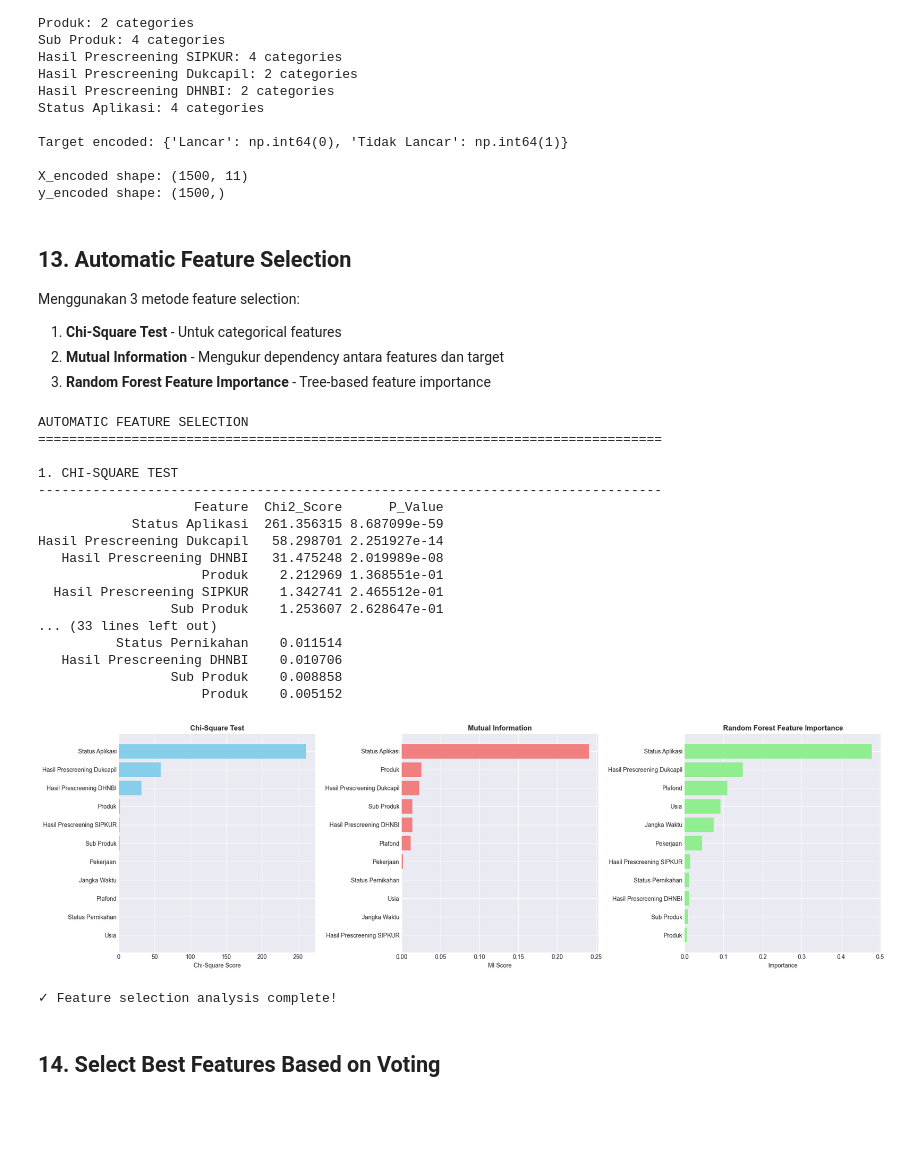
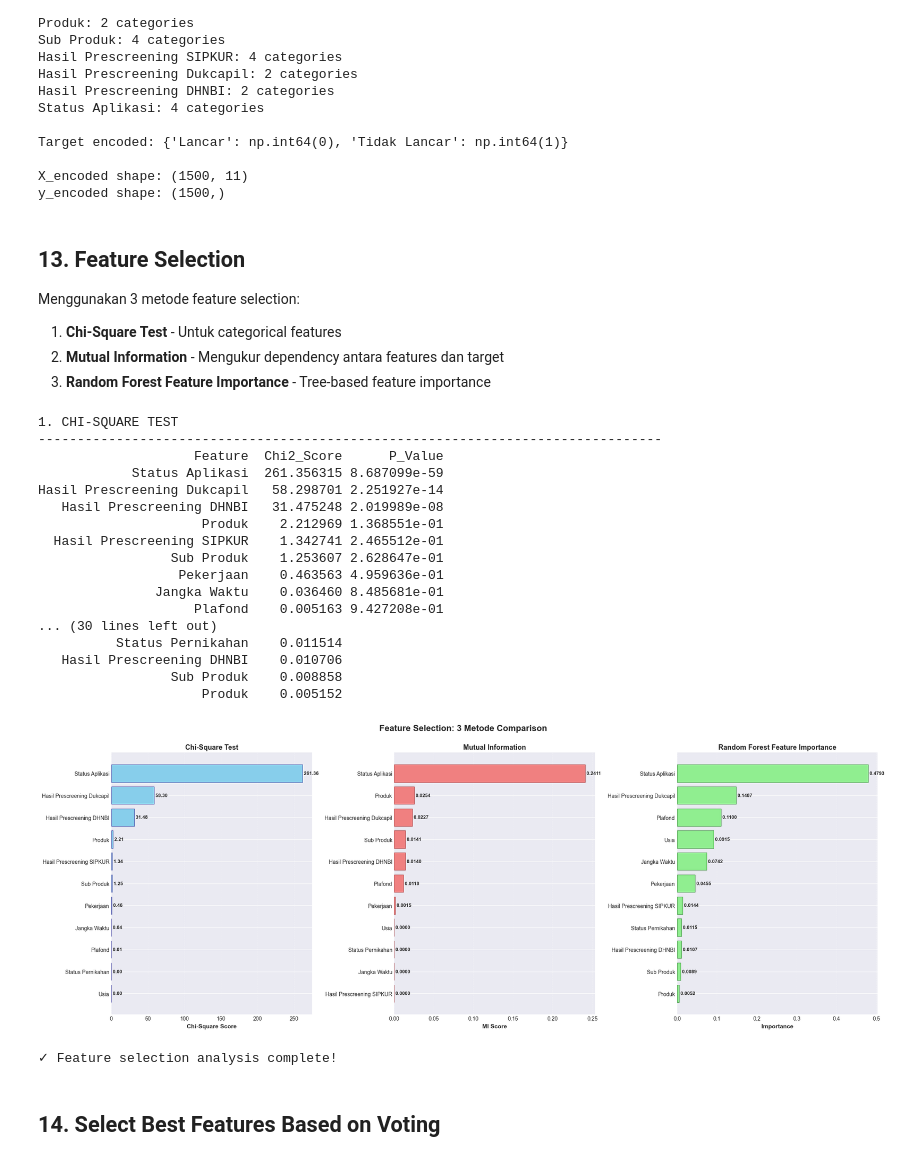
Before and after one commit to ArtEnginer/ENSAMBLE-LEARNING-KREDIT, a Jupyter notebook: ANALISIS_NPL_LENGKAP.ipynb, the cells around one changed output. Drawn from its saved outputs; the diff is of its cells as text; code cells hidden in the pictures; blank space fills up the shorter version.

```diff
--- a/ANALISIS_NPL_LENGKAP.ipynb
+++ b/ANALISIS_NPL_LENGKAP.ipynb
@@ -555,17 +437,13 @@ Target encoded: {'Lancar': np.int64(0), 'Tidak Lancar': np.int64(1)}
 X_encoded shape: (1500, 11)
 y_encoded shape: (1500,)
 # %% [markdown]
-## 13. Automatic Feature Selection
+## 13. Feature Selection
 
 Menggunakan 3 metode feature selection:
 1. **Chi-Square Test** - Untuk categorical features
 2. **Mutual Information** - Mengukur dependency antara features dan target
 3. **Random Forest Feature Importance** - Tree-based feature importance
 # %%
-print("AUTOMATIC FEATURE SELECTION")
-print("="*80)
-
-# Normalize features untuk feature selection (karena ada skala berbeda)
 scaler_fs = MinMaxScaler()
 X_normalized = scaler_fs.fit_transform(X_encoded)
 
@@ -610,50 +488,69 @@ rf_importance_df = pd.DataFrame({
 
 print(rf_importance_df.to_string(index=False))
 
-# Visualisasi
-fig, axes = plt.subplots(1, 3, figsize=(20, 6))
+# Visualisasi dengan label nilai
+fig, axes = plt.subplots(1, 3, figsize=(22, 8))
+fig.suptitle('Feature Selection: 3 Metode Comparison', fontsize=16, fontweight='bold', y=1.00)
 
 # Chi-Square
-axes[0].barh(chi2_df['Feature'], chi2_df['Chi2_Score'], color='skyblue')
-axes[0].set_xlabel('Chi-Square Score')
-axes[0].set_title('Chi-Square Test', fontweight='bold')
+bars1 = axes[0].barh(chi2_df['Feature'], chi2_df['Chi2_Score'], color='skyblue', edgecolor='navy', linewidth=0.5)
+axes[0].set_xlabel('Chi-Square Score', fontsize=11, fontweight='bold')
+axes[0].set_title('Chi-Square Test', fontweight='bold', fontsize=13)
 axes[0].invert_yaxis()
+axes[0].grid(axis='x', alpha=0.3, linestyle='--')
+
+# Add value labels
+for i, (idx, row) in enumerate(chi2_df.iterrows()):
+    axes[0].text(row['Chi2_Score'], i, f' {row["Chi2_Score"]:.2f}',
+                va='center', ha='left', fontsize=9, fontweight='bold')
 
 # Mutual Information
-axes[1].barh(mi_df['Feature'], mi_df['MI_Score'], color='lightcoral')
-axes[1].set_xlabel('MI Score')
-axes[1].set_title('Mutual Information', fontweight='bold')
+bars2 = axes[1].barh(mi_df['Feature'], mi_df['MI_Score'], color='lightcoral', edgecolor='darkred', linewidth=0.5)
+axes[1].set_xlabel('MI Score', fontsize=11, fontweight='bold')
+axes[1].set_title('Mutual Information', fontweight='bold', fontsize=13)
 axes[1].invert_yaxis()
+axes[1].grid(axis='x', alpha=0.3, linestyle='--')
+
+# Add value labels
+for i, (idx, row) in enumerate(mi_df.iterrows()):
+    axes[1].text(row['MI_Score'], i, f' {row["MI_Score"]:.4f}',
+                va='center', ha='left', fontsize=9, fontweight='bold')
 
 # Random Forest Importance
-axes[2].barh(rf_importance_df['Feature'], rf_importance_df['Importance'], color='lightgreen')
-axes[2].set_xlabel('Importance')
-axes[2].set_title('Random Forest Feature Importance', fontweight='bold')
+bars3 = axes[2].barh(rf_importance_df['Feature'], rf_importance_df['Importance'], color='lightgreen', edgecolor='darkgreen', linewidth=0.5)
+axes[2].set_xlabel('Importance', fontsize=11, fontweight='bold')
+axes[2].set_title('Random Forest Feature Importance', fontweight='bold', fontsize=13)
 axes[2].invert_yaxis()
+axes[2].grid(axis='x', alpha=0.3, linestyle='--')
+
+# Add value labels
+for i, (idx, row) in enumerate(rf_importance_df.iterrows()):
+    axes[2].text(row['Importance'], i, f' {row["Importance"]:.4f}',
+                va='center', ha='left', fontsize=9, fontweight='bold')
 
 plt.tight_layout()
 plt.show()
 
 print("\n✓ Feature selection analysis complete!")
 # %% [output]
-AUTOMATIC FEATURE SELECTION
-================================================================================
-
 1. CHI-SQUARE TEST
 --------------------------------------------------------------------------------
                     Feature  Chi2_Score      P_Value
             Status Aplikasi  261.356315 8.687099e-59
 Hasil Prescreening Dukcapil   58.298701 2.251927e-14
    Hasil Prescreening DHNBI   31.475248 2.019989e-08
                      Produk    2.212969 1.368551e-01
   Hasil Prescreening SIPKUR    1.342741 2.465512e-01
                  Sub Produk    1.253607 2.628647e-01
-... (33 lines left out)
+                  Pekerjaan    0.463563 4.959636e-01
+               Jangka Waktu    0.036460 8.485681e-01
+                    Plafond    0.005163 9.427208e-01
+... (30 lines left out)
           Status Pernikahan    0.011514
    Hasil Prescreening DHNBI    0.010706
                  Sub Produk    0.008858
                      Produk    0.005152
-[figure, old version]
+[figure, new version]
 ✓ Feature selection analysis complete!
 # %% [markdown]
 ## 14. Select Best Features Based on Voting
```
Also changed, not shown: parts of 34 cells of this notebook, 1 other file.
